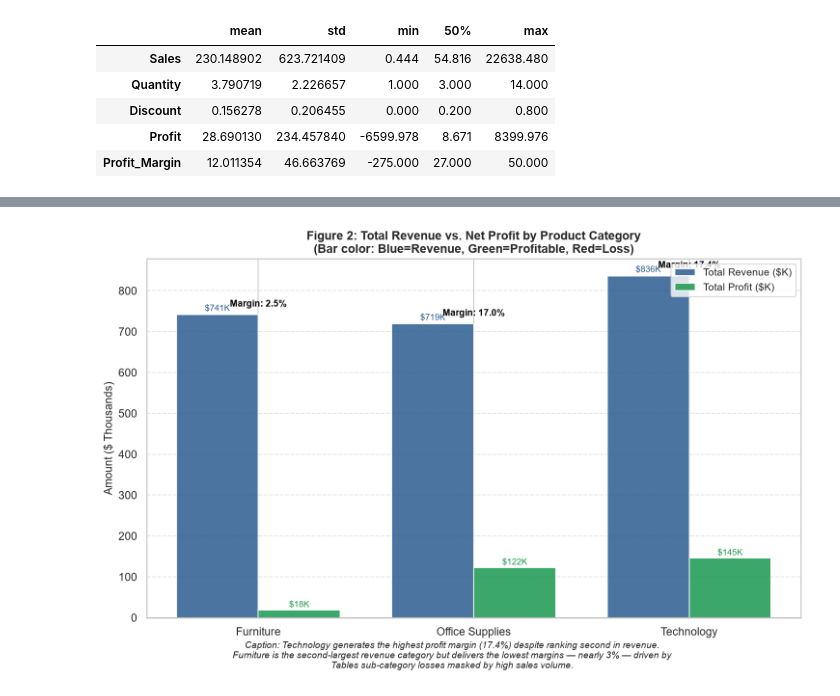
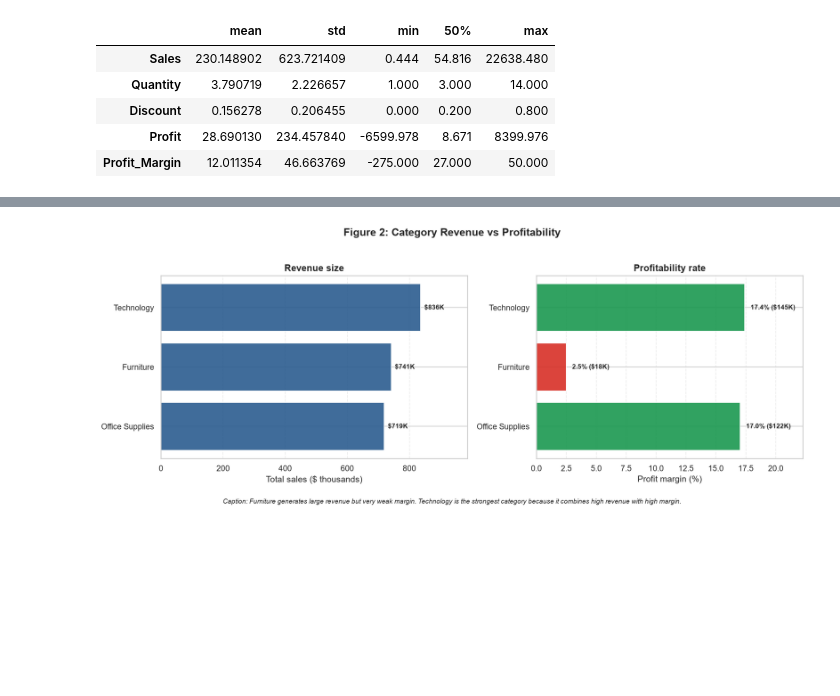
Before and after one commit to clivemisiko/ai_foundations, a Jupyter notebook: eda_data_story.ipynb, the cells around one changed output, grey strips where cells are left out. Cells and saved outputs as stored; diff of their text form; code cells hidden in the pictures; blank space fills up the shorter version.

Commit message:
improve charts visuals

```diff
--- a/eda_data_story.ipynb
+++ b/eda_data_story.ipynb
@@ -119,54 +123,52 @@ Total Loss-Making Orders: 1869 out of 9977 (18.73%)
 # %%
-# Aggregate totals per Category
-cat_summary = df.groupby('Category')[['Sales', 'Profit']].sum().reset_index()
-cat_summary['Profit_Margin_Pct'] = (cat_summary['Profit'] / cat_summary['Sales'] * 100).round(1)
+# Figure 2: separate revenue size from profitability rate so the message is easier to see
+cat_summary = df.groupby('Category').agg(
+    Total_Sales=('Sales', 'sum'),
+    Total_Profit=('Profit', 'sum')
+).reset_index()
+cat_summary['Profit_Margin_Pct'] = cat_summary['Total_Profit'] / cat_summary['Total_Sales'] * 100
+cat_summary = cat_summary.sort_values('Total_Sales', ascending=True)
 
-print("--- Total Sales, Profit & Margin by Category ---")
-print(cat_summary.to_string(index=False))
+print('--- Total Sales, Profit & Margin by Category ---')
+print(cat_summary.to_string(index=False, formatters={
+    'Total_Sales': '${:,.0f}'.format,
+    'Total_Profit': '${:,.0f}'.format,
+    'Profit_Margin_Pct': '{:.1f}%'.format
+}))
 
-# Grouped Bar Chart
-x = range(len(cat_summary))
-width = 0.38
+fig, axes = plt.subplots(1, 2, figsize=(14, 5), gridspec_kw={'width_ratios': [1.15, 1]})
 
-fig, ax1 = plt.subplots(figsize=(10, 6))
+# Left: total revenue by category
+sales_bars = axes[0].barh(cat_summary['Category'], cat_summary['Total_Sales'] / 1000,
+                          color='#2b5c8f', alpha=0.9)
+axes[0].set_title('Revenue size', fontsize=13, fontweight='bold')
+axes[0].set_xlabel('Total sales ($ thousands)')
+axes[0].set_ylabel('')
+axes[0].grid(axis='x', linestyle='--', alpha=0.35)
+for bar, value in zip(sales_bars, cat_summary['Total_Sales']):
+    axes[0].text(bar.get_width() + 12, bar.get_y() + bar.get_height()/2,
+                 f'${value/1000:.0f}K', va='center', fontsize=9, fontweight='bold')
+axes[0].set_xlim(0, (cat_summary['Total_Sales'].max() / 1000) * 1.18)
 
-bars1 = ax1.bar([i - width/2 for i in x], cat_summary['Sales']/1000, width=width,
-                label='Total Revenue ($K)', color='#2b5c8f', alpha=0.85)
-bars2 = ax1.bar([i + width/2 for i in x], cat_summary['Profit']/1000, width=width,
-                label='Total Profit ($K)', color=['#d73027' if v < 0 else '#1a9850' for v in cat_summary['Profit']],
-                alpha=0.85)
+# Right: profit margin by category
+margin_colors = ['#d73027' if v < 5 else '#fdae61' if v < 10 else '#1a9850'
+                 for v in cat_summary['Profit_Margin_Pct']]
+margin_bars = axes[1].barh(cat_summary['Category'], cat_summary['Profit_Margin_Pct'],
+                           color=margin_colors, alpha=0.9)
+axes[1].axvline(0, color='black', linewidth=1)
+axes[1].set_title('Profitability rate', fontsize=13, fontweight='bold')
+axes[1].set_xlabel('Profit margin (%)')
+axes[1].set_ylabel('')
+axes[1].grid(axis='x', linestyle='--', alpha=0.35)
+for bar, margin, profit in zip(margin_bars, cat_summary['Profit_Margin_Pct'], cat_summary['Total_Profit']):
+    axes[1].text(bar.get_width() + 0.5, bar.get_y() + bar.get_height()/2,
+                 f'{margin:.1f}% (${profit/1000:.0f}K)', va='center', fontsize=9, fontweight='bold')
+axes[1].set_xlim(0, cat_summary['Profit_Margin_Pct'].max() * 1.28)
 
-ax1.axhline(0, color='black', linewidth=0.8, linestyle='-')
-ax1.set_xticks(x)
-ax1.set_xticklabels(cat_summary['Category'], fontsize=11)
-ax1.set_ylabel("Amount ($ Thousands)", fontsize=11)
-
-# Annotate each bar with the exact dollar value
-for bar in bars1:
-    ax1.text(bar.get_x() + bar.get_width()/2, bar.get_height() + 5,
-             f"${bar.get_height():.0f}K", ha='center', va='bottom', fontsize=8.5, color='#2b5c8f')
-for bar in bars2:
-    yval = bar.get_height()
-    ax1.text(bar.get_x() + bar.get_width()/2, yval + (3 if yval >= 0 else -12),
-             f"${yval:.0f}K", ha='center', va='bottom', fontsize=8.5,
-             color='#1a9850' if yval >= 0 else '#d73027')
-
-# Annotate margin labels above each category
-for i, row in cat_summary.iterrows():
-    ax1.text(i, (row['Sales']/1000) + 20, f"Margin: {row['Profit_Margin_Pct']}%",
-             ha='center', fontsize=9, fontweight='bold', color='black')
-
-ax1.set_title("Figure 2: Total Revenue vs. Net Profit by Product Category\n"
-              "(Bar color: Blue=Revenue, Green=Profitable, Red=Loss)", fontsize=12, fontweight='bold')
-ax1.legend(loc='upper right', fontsize=10)
-ax1.grid(axis='y', linestyle='--', alpha=0.5)
-
+plt.suptitle('Figure 2: Category Revenue vs Profitability', fontsize=15, fontweight='bold', y=1.03)
 plt.figtext(0.5, -0.04,
-    "Caption: Technology generates the highest profit margin (17.4%) despite ranking second in revenue.\n"
-    "Furniture is the second-largest revenue category but delivers the lowest margins — nearly 3% — driven by\n"
-    "Tables sub-category losses masked by high sales volume.",
-    wrap=True, horizontalalignment='center', fontsize=9, style='italic')
-
+            'Caption: Furniture generates large revenue but very weak margin. Technology is the strongest category because it combines high revenue with high margin.',
+            wrap=True, horizontalalignment='center', fontsize=9, style='italic')
 plt.tight_layout()
 plt.show()
 # %% [output]
@@ -178,2 +180,2 @@ Office Supplies 718735.2440 122364.6608               17.0
-[figure, old version]
+[figure, new version]
 # %%
```
Also changed, not shown: parts of 6 cells of this notebook.
